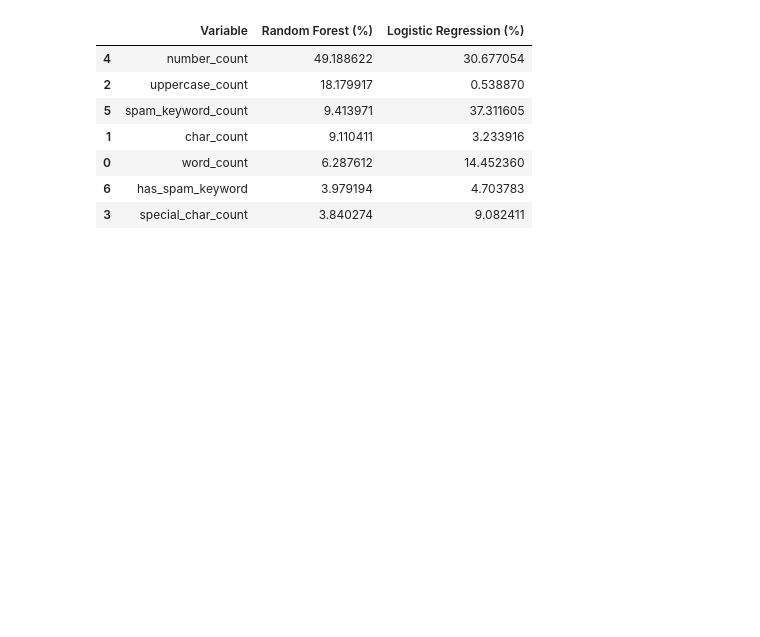
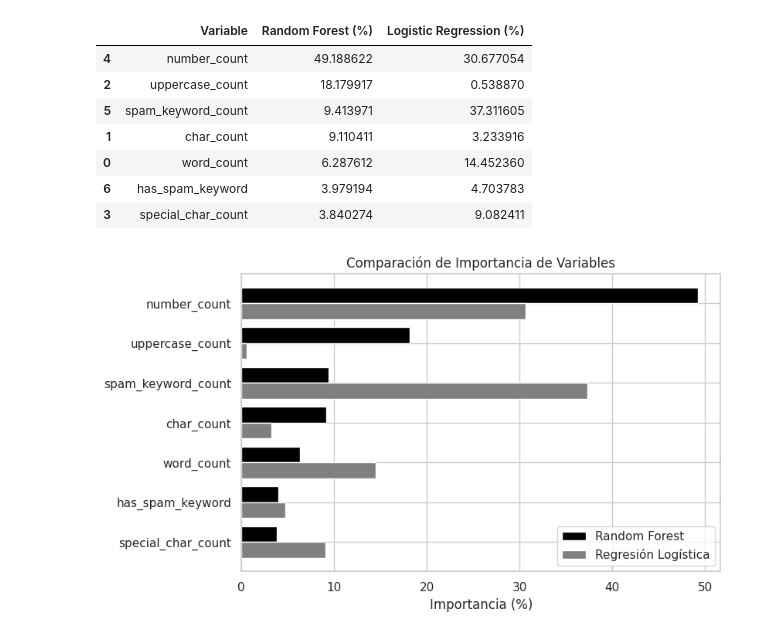
Before and after one commit to christiangarza1505813/PCD, a Jupyter notebook: Tarea 3.ipynb, the cells around one changed output. Cells and saved outputs as stored; diff of their text form; code cells hidden in the pictures; blank space fills up the shorter version.

```diff
--- a/Tarea 3.ipynb
+++ b/Tarea 3.ipynb
@@ -366,3 +366,32 @@ importance_df
 | 0 | word_count | 6.287612 | 14.452360 |
 | 6 | has_spam_keyword | 3.979194 | 4.703783 |
 | 3 | special_char_count | 3.840274 | 9.082411 |
+# %%
+import matplotlib.pyplot as plt
+import numpy as np
+
+# Datos
+variables = ["number_count", "uppercase_count", "spam_keyword_count",
+             "char_count", "word_count", "has_spam_keyword", "special_char_count"]
+rf_importances = [49.19, 18.18, 9.41, 9.11, 6.28, 3.98, 3.84]
+log_reg_importances = [30.68, 0.54, 37.31, 3.23, 14.45, 4.70, 9.08]
+
+# Crear gráfico
+fig, ax = plt.subplots(figsize=(8,5))
+x = np.arange(len(variables))
+width = 0.4
+
+ax.barh(x - width/2, rf_importances, width, label="Random Forest", color="black")
+ax.barh(x + width/2, log_reg_importances, width, label="Regresión Logística", color="grey")
+
+ax.set_xlabel("Importancia (%)")
+ax.set_yticks(x)
+ax.set_yticklabels(variables)
+ax.invert_yaxis()
+ax.legend()
+ax.set_title("Comparación de Importancia de Variables")
+
+plt.savefig("feature_importance.png", dpi=300, bbox_inches="tight")
+plt.show()
+# %% [output]
+[figure, added]
```
